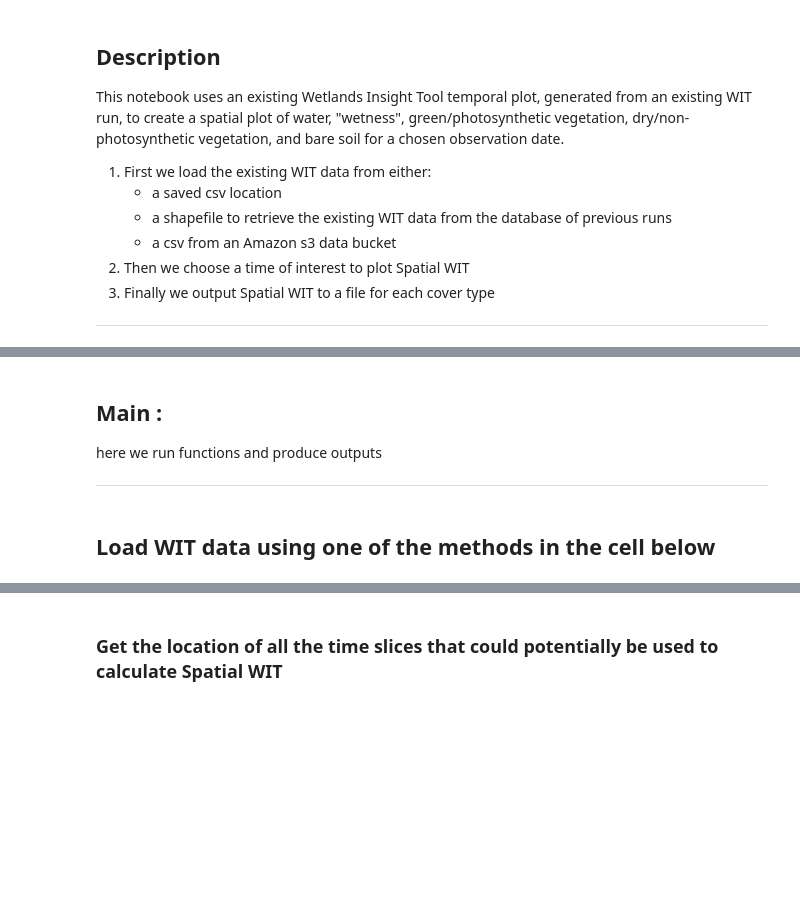
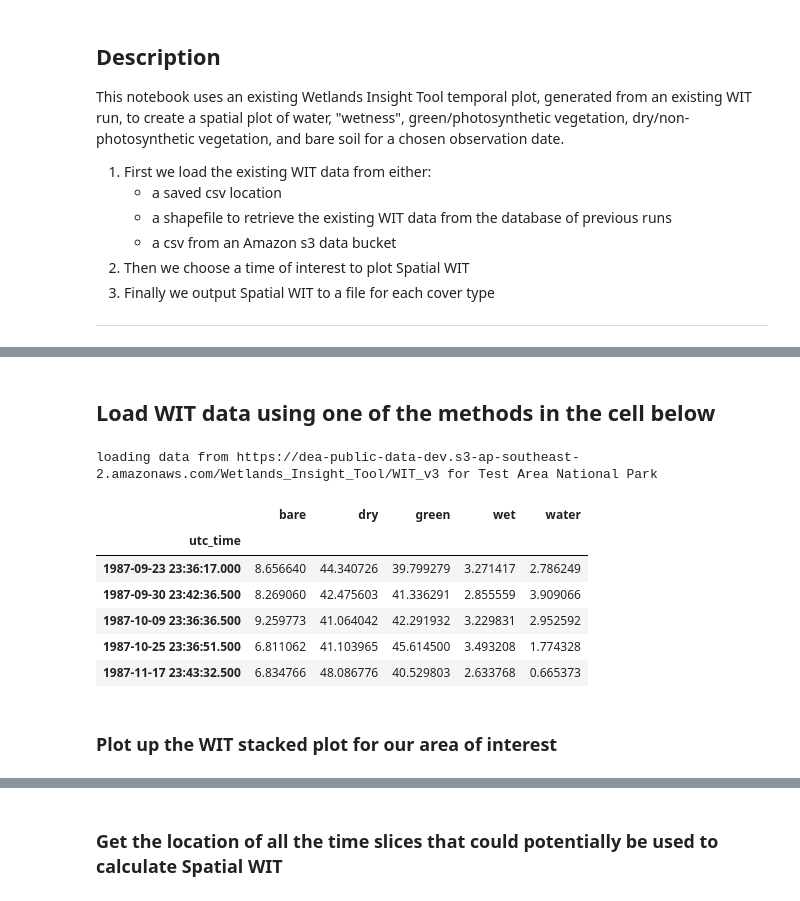
Before and after one commit to GeoscienceAustralia/dea-notebooks, a Jupyter notebook: Scientific_workflows/SpatialWetlandsInsightTool/spatial_wit.ipynb, the cells around one changed output, grey strips where cells are left out. Cells and saved outputs as stored; diff of their text form; code cells hidden in the pictures; blank space fills up the shorter version.

```diff
--- a/Scientific_workflows/SpatialWetlandsInsightTool/spatial_wit.ipynb
+++ b/Scientific_workflows/SpatialWetlandsInsightTool/spatial_wit.ipynb
@@ -153,7 +140,13 @@ Specifies input datasets.
 # %%
-# put global variables in this cell
+load_data_from = 's3_url'
+analysis_location = 'Test Area National Park'
 
+# Input Files
 shapefile = '/g/data1a/r78/DEA_Wetlands/shapefiles/ramsar_wetlands_3577_20190403.shp'
 csv_file = '/g/data1a/u46/users/ea6141/dea-notebooks/Spatial_WIT/sample_data/Western Port_Western Port_VIC_19.csv'
 pd_yaml = '/g/data/u46/users/ea6141/wit_tooling/aux/fc_pd.yaml'
 s3_url = 'https://dea-public-data-dev.s3-ap-southeast-2.amazonaws.com/Wetlands_Insight_Tool/WIT_v3'
+s3_filename = 'Kerang%20Wetlands_Hird%20Swamp_VIC_17.csv'
+
+# Output Files
+gtiff_output_filename = analysis_location.replace(" ", "")
@@ -442,21 +459,38 @@ def spatial_wit(fc_wofs_data, mask):
-# %% [markdown]
-## Main :
-here we run functions and produce outputs
-***
 # %% [markdown]
 ## Load WIT data using one of the methods in the cell below
 # %%
-# load wit data from database with a chosen shape
-with fiona.open(shapefile) as allshapes:
-    shape_crs = allshapes.crs_wkt
-    shape = next(iter(allshapes))
-    wit_data = load_wit_data(shape=shape)
+# Check which method we're using to load data, and load it
 
-# or load from s3 bucket
-# s3_filename = 'Kerang%20Wetlands_Hird%20Swamp_VIC_17.csv'
-# wit_data = load_wit_data(s3_url='/'.join([s3_url, s3_filename]))
+if load_data_from == 'shape':
+    # load wit data from database with a chosen shape
+    with fiona.open(shapefile) as allshapes:
+        shape_crs = allshapes.crs_wkt
+        shape = next(iter(allshapes))
+        wit_data = load_wit_data(shape=shape)
+    # print some details about the shapefile.
+    # NOTE You will have to change this for other shapefiles
+    print(f"loaded shape id {shape['id']},\
+     {shape['properties']['RAMSAR_NAM']}, {shape['properties']['WETLAND_NA']}")
+elif load_data_from == 's3_url':
+    # load from s3 bucket
+    print(f'loading data from {s3_url} for {analysis_location}')
+    wit_data = load_wit_data(s3_url='/'.join([s3_url, s3_filename]))
+elif load_data_from == 'csv':
+    # load from local csv
+    print(f'loading data from {csv_file} for {analysis_location}')
+    wit_data = load_wit_data(csv=csv_file)
 
-# or load from local csv
-# wit_data = load_wit_data(csv=csv_file)
+# Do some data wrangling to make sure the data are in the right format
+wit_data = rename_columns(wit_data)
 
-wit_data = rename_columns(wit_data)
+# Print the first 5 rows of data
+wit_data.head()
+# %% [output]
+loading data from https://dea-public-data-dev.s3-ap-southeast-2.amazonaws.com/Wetlands_Insight_Tool/WIT_v3 for Test Area National Park
+|  | bare | dry | green | wet | water |
+| utc_time |  |  |  |  |  |
+| 1987-09-23 23:36:17.000 | 8.656640 | 44.340726 | 39.799279 | 3.271417 | 2.786249 |
+| 1987-09-30 23:42:36.500 | 8.269060 | 42.475603 | 41.336291 | 2.855559 | 3.909066 |
+| 1987-10-09 23:36:36.500 | 9.259773 | 41.064042 | 42.291932 | 3.229831 | 2.952592 |
+| 1987-10-25 23:36:51.500 | 6.811062 | 41.103965 | 45.614500 | 3.493208 | 1.774328 |
+| 1987-11-17 23:43:32.500 | 6.834766 | 48.086776 | 40.529803 | 2.633768 | 0.665373 |
@@ -469,2 +497,4 @@ wit_data.head()
+# %% [markdown]
+### Plot up the WIT stacked plot for our area of interest
 # %%
 # Stack plot of wit
```
Also changed, not shown: parts of 25 cells of this notebook.
